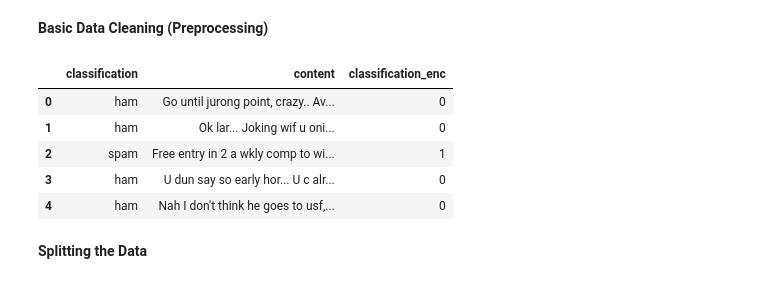
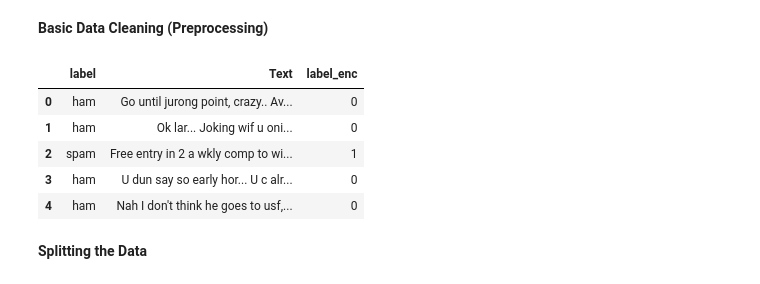
Before and after one commit to Addvika/SMS-Spam-Detection, a Jupyter notebook: SpamDetection.ipynb, the cells around one changed output. Drawn from its saved outputs; the diff is of its cells as text; code cells hidden in the pictures.

```diff
--- a/SpamDetection.ipynb
+++ b/SpamDetection.ipynb
@@ -13,14 +13,14 @@ from tensorflow import keras
 from tensorflow.keras import layers
 from sklearn.model_selection import train_test_split
 from sklearn.metrics import accuracy_score, precision_score, recall_score, f1_score
-from sklearn.ensemble import RandomForestClassifier
-from sklearn.tree import DecisionTreeClassifier
 import tensorflow_hub as hub
+import textattack
+from textattack.models.wrappers import ModelWrapper
 # Load the training data
 
 #Replace the path above with the folder where YOUR file is saved
 #Example: train_data = pd.read_csv("C:/Users/YourName/Documents/train.csv")
-df = pd.read_csv("archive/spam.csv", encoding='latin-1')
+df = pd.read_csv("C:\\Users\\pande\\archive\\spam.csv", encoding='latin-1')
 df.head()
 # %% [output]
 c:\Program Files (x86)\Microsoft Visual Studio\Shared\Python39_64\python.exe
@@ -33,17 +33,12 @@ c:\Program Files (x86)\Microsoft Visual Studio\Shared\Python39_64\python.exe
 # %% [markdown]
 **Basic Data Cleaning (Preprocessing)**
 # %%
-# Drop columns
-#cols_to_drop = ['education','relationship','education_num']
-#X_train = X_train.drop(columns=cols_to_drop)
-#X_test = X_test.drop(columns=cols_to_drop)
-cols_to_drop=['Unnamed: 2','Unnamed: 3','Unnamed: 4']
-df=df.drop(cols_to_drop,axis=1)
-df.rename(columns={'v1':'classification','v2':'content'},inplace=True)
-df['classification_enc'] = df['classification'].map({'ham': 0, 'spam': 1})
+df = df.drop(['Unnamed: 2', 'Unnamed: 3', 'Unnamed: 4'], axis=1)
+df = df.rename(columns={'v1': 'label', 'v2': 'Text'})
+df['label_enc'] = df['label'].map({'ham': 0, 'spam': 1})
 df.head()
 # %% [output]
-|  | classification | content | classification_enc |
+|  | label | Text | label_enc |
 | 0 | ham | Go until jurong point, crazy.. Av... | 0 |
 | 1 | ham | Ok lar... Joking wif u oni... | 0 |
 | 2 | spam | Free entry in 2 a wkly comp to wi... | 1 |
```
Also changed, not shown: parts of 12 cells of this notebook.
